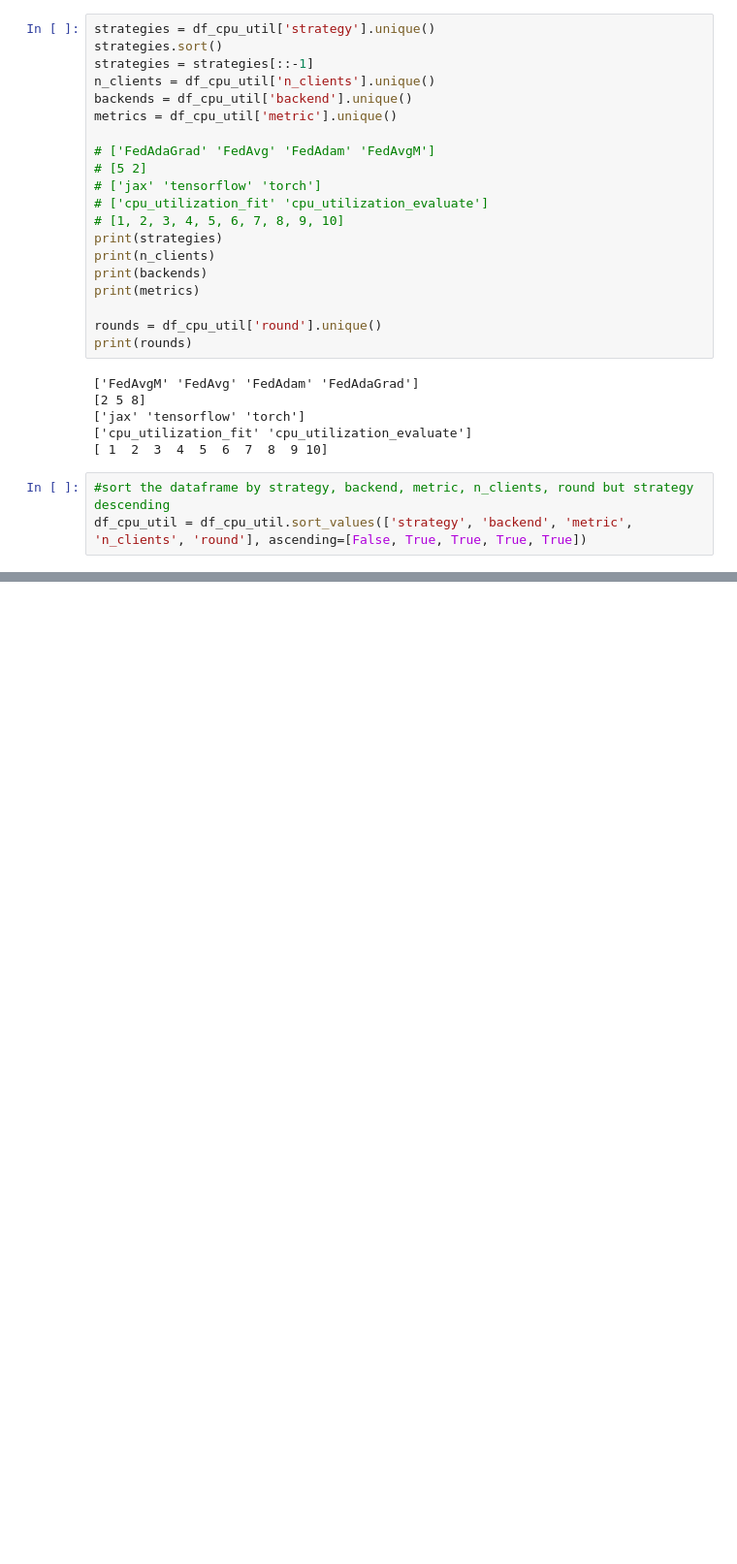
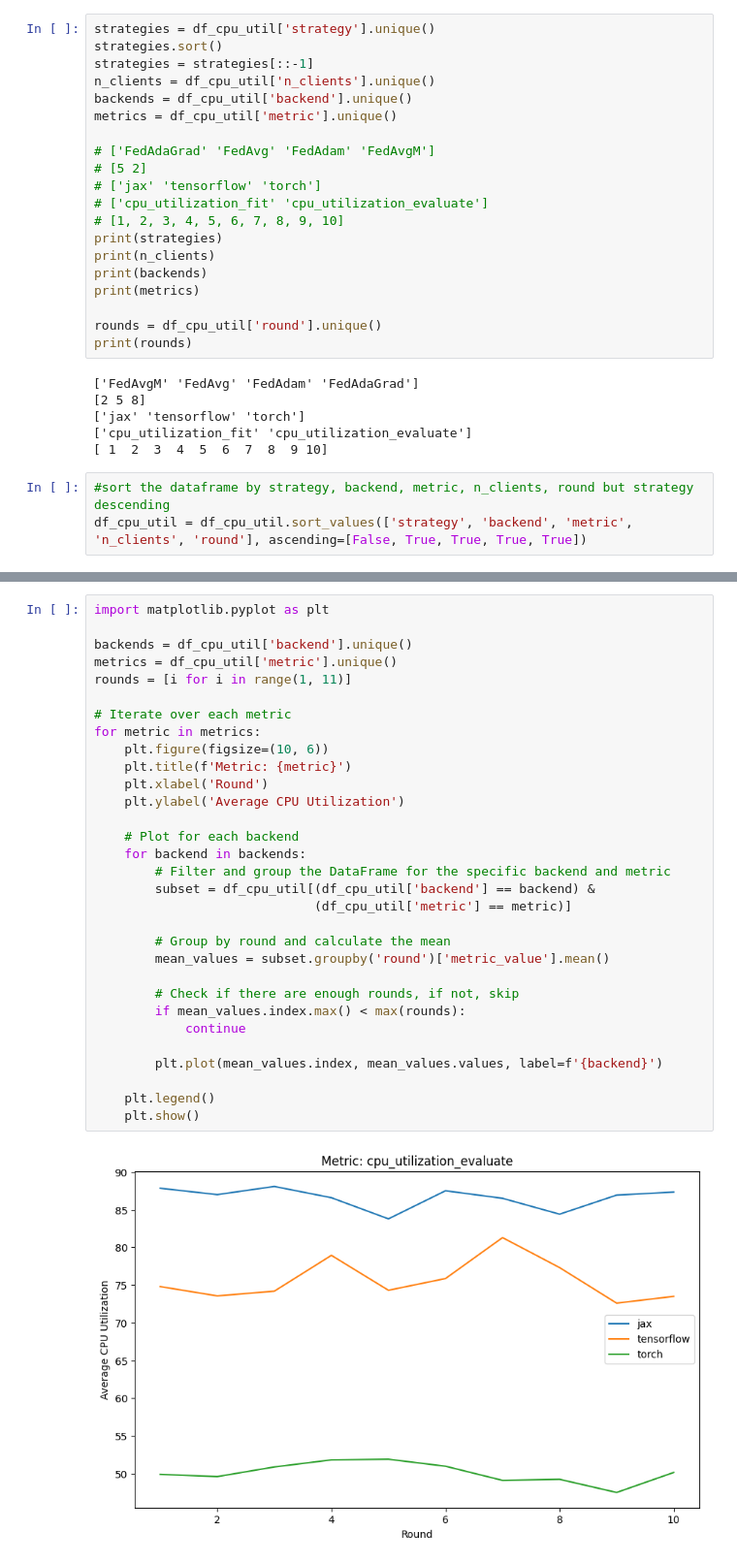
Before and after one commit to fedorTurchenko18/dsc-516, a Jupyter notebook: federated-learning-results/eda_logs.ipynb, the cells around one changed output, grey strips where cells are left out. Shown: that part at 97% size. Cells and saved outputs as stored; diff of their text form; blank space fills up the shorter version.

Commit message:
added old charts
added old charts

```diff
--- a/federated-learning-results/eda_logs.ipynb
+++ b/federated-learning-results/eda_logs.ipynb
@@ -252,3 +217,36 @@ acc.head()
 | 77 | FedAdaGrad | 2 | tensorflow | True | NaN | fit_progress_accuracy | 0.671667 | 374.1551054769998 | 9 |
 | 79 | FedAdaGrad | 2 | tensorflow | True | NaN | fit_progress_accuracy | 0.654006 | 582.4406952219997 | 8 |
 | 81 | FedAdaGrad | 2 | tensorflow | True | NaN | fit_progress_accuracy | 0.639866 | 765.5931230429997 | 7 |
+# %%
+import matplotlib.pyplot as plt
+
+backends = df_cpu_util['backend'].unique()
+metrics = df_cpu_util['metric'].unique()
+rounds = [i for i in range(1, 11)]
+
+# Iterate over each metric
+for metric in metrics:
+    plt.figure(figsize=(10, 6))
+    plt.title(f'Metric: {metric}')
+    plt.xlabel('Round')
+    plt.ylabel('Average CPU Utilization')
+
+    # Plot for each backend
+    for backend in backends:
+        # Filter and group the DataFrame for the specific backend and metric
+        subset = df_cpu_util[(df_cpu_util['backend'] == backend) &
+                             (df_cpu_util['metric'] == metric)]
+
+        # Group by round and calculate the mean
+        mean_values = subset.groupby('round')['metric_value'].mean()
+
+        # Check if there are enough rounds, if not, skip
+        if mean_values.index.max() < max(rounds):
+            continue
+
+        plt.plot(mean_values.index, mean_values.values, label=f'{backend}')
+
+    plt.legend()
+    plt.show()
+# %% [output]
+[figure, added]
```
Also changed, not shown: parts of 10 cells of this notebook, 2 other files.
